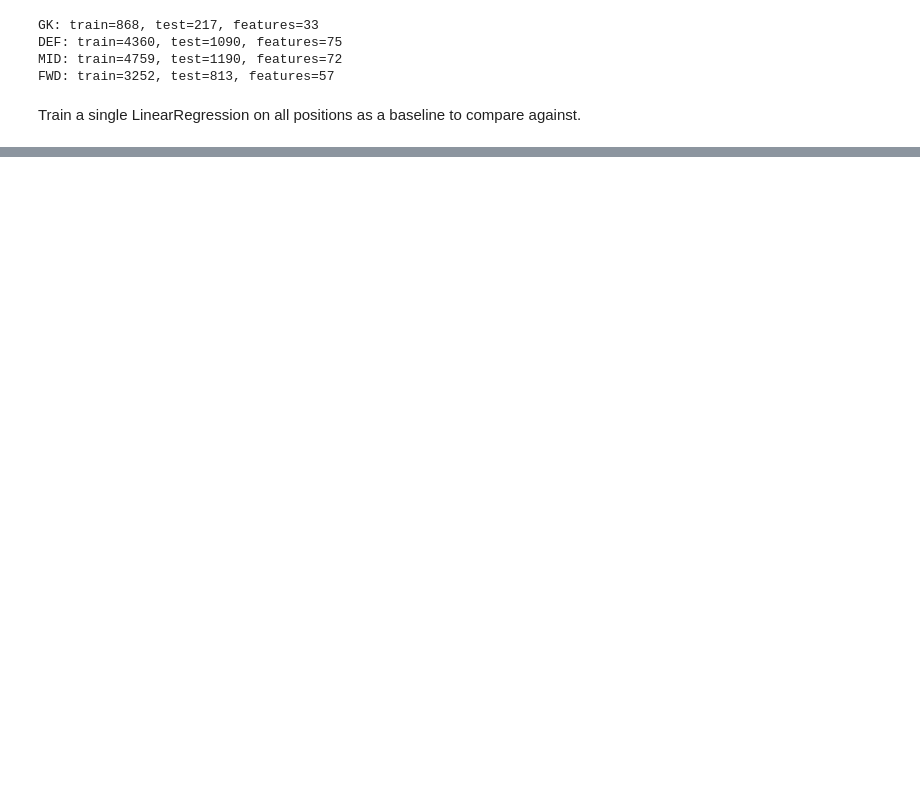
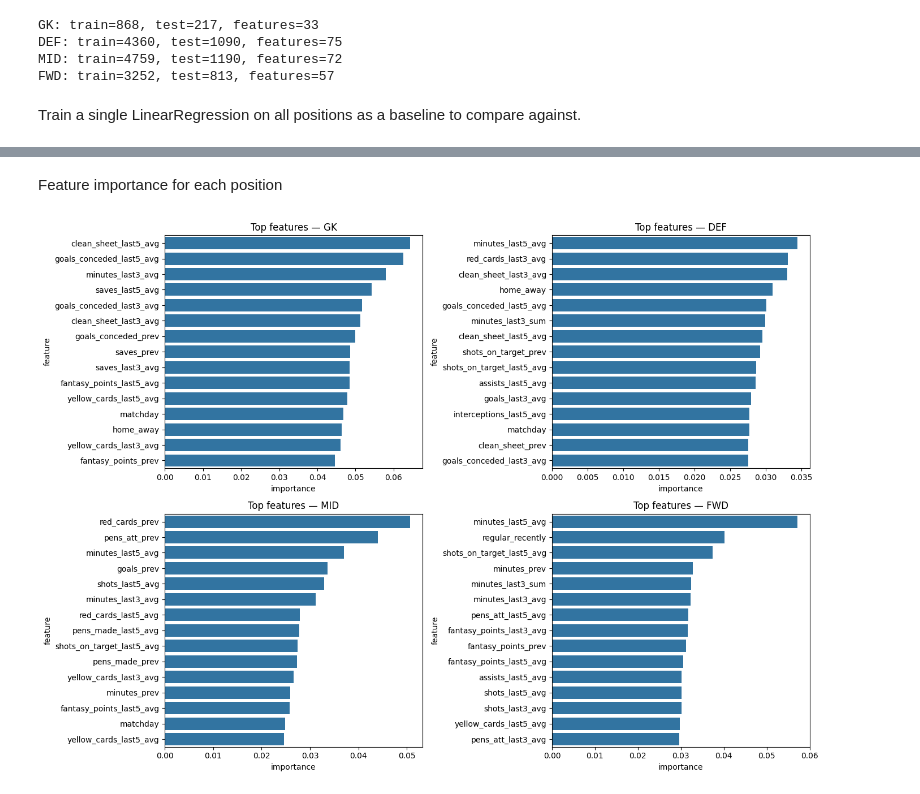
Before and after one commit to JamesMan689/fantasyfinalproject439, a Jupyter notebook: src/model.ipynb, the cells around one changed output, grey strips where cells are left out. Cells and saved outputs as stored; diff of their text form; code cells hidden in the pictures; blank space fills up the shorter version.

```diff
--- a/src/model.ipynb
+++ b/src/model.ipynb
@@ -101,7 +102,9 @@ df_sorted = df.sort_values("date").reset_index(drop=True)
 df_sorted["home_away"] = (df_sorted["home_away"] == "home").astype(int)
 
 y_all = pd.cut(df_sorted["fantasy_points"].clip(lower=0),
-               bins=[-1, 1, 4, 8, 100], labels=[0, 1, 2, 3]).astype(int)
+            bins=[-1, 1, 4, 8, 100],
+            labels=[0, 1, 2, 3]).astype(int)
+
 
 print("Total rows:", len(df_sorted))
 print(df_sorted["fantasy_position"].value_counts())
@@ -217,11 +199,20 @@ XGBClassifier(base_score=None, booster=None, callbacks=None,
 # %%
 # show accuracy
 
-pred = model.predict(X_test)
+for pos, m in models.items():
+    X_tr, X_te, y_tr, y_te = splits[pos]
 
-print("Accuracy:", accuracy_score(y_test, pred))
-print("Baseline (always predict bucket 0):", (y_test == 0).mean())
-print()
-print("Confusion matrix (rows = actual, cols = predicted):")
-print(confusion_matrix(y_test, pred))
+    pred = m.predict(X_te)
+
+    print(f"{pos}")
+
+    print(f"accuracy: {accuracy_score(y_te, pred):.3f}")
+
+    print(f"baseline (always majority): {y_te.value_counts().max() / len(y_te):.3f}")
+
+    print(f"confusion matrix (rows = actual, cols = predicted):")
+
+    print(confusion_matrix(y_te, pred))
+
+    print()
 # %% [output]
@@ -236,3 +236,25 @@ Confusion matrix (rows = actual, cols = predicted):
+# %% [markdown]
+Feature importance for each position
+# %%
+fig, axes = plt.subplots(2, 2, figsize=(14, 10))
+
+for ax, (pos, m) in zip(axes.flat, models.items()):
+    imp_df = pd.DataFrame({
+
+        "feature":    splits[pos][0].columns,
+        "importance": m.feature_importances_,
+
+    }).sort_values("importance", ascending=False).head(15)
+
+    sns.barplot(data=imp_df, x="importance", y="feature", ax=ax)
+
+    ax.set_title(f"Top features — {pos}")
+
+plt.tight_layout()
+
+plt.show()
+# %% [output]
+[figure, new version]
 # %%
 # see example predictions
 
```
Also changed, not shown: parts of 11 cells of this notebook.
